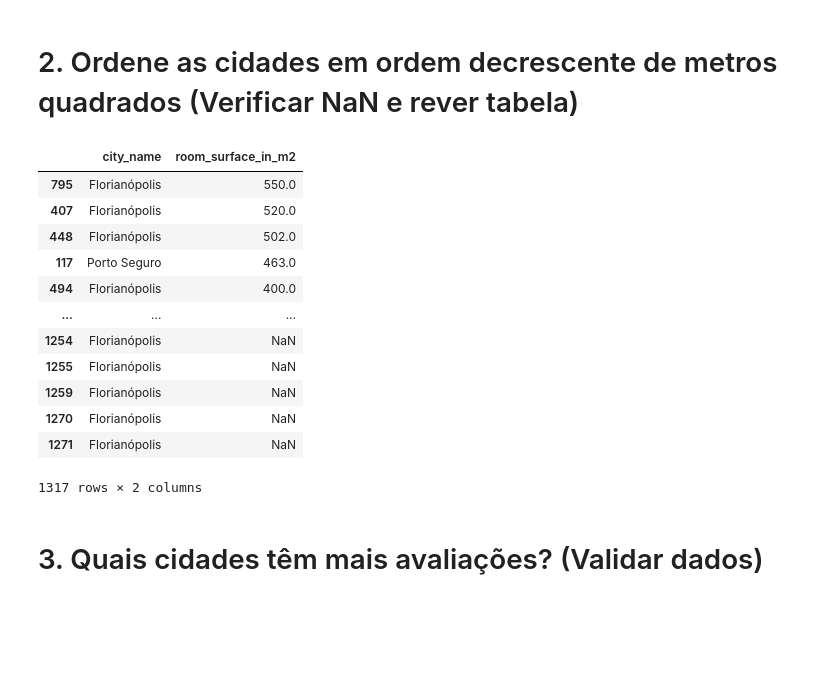
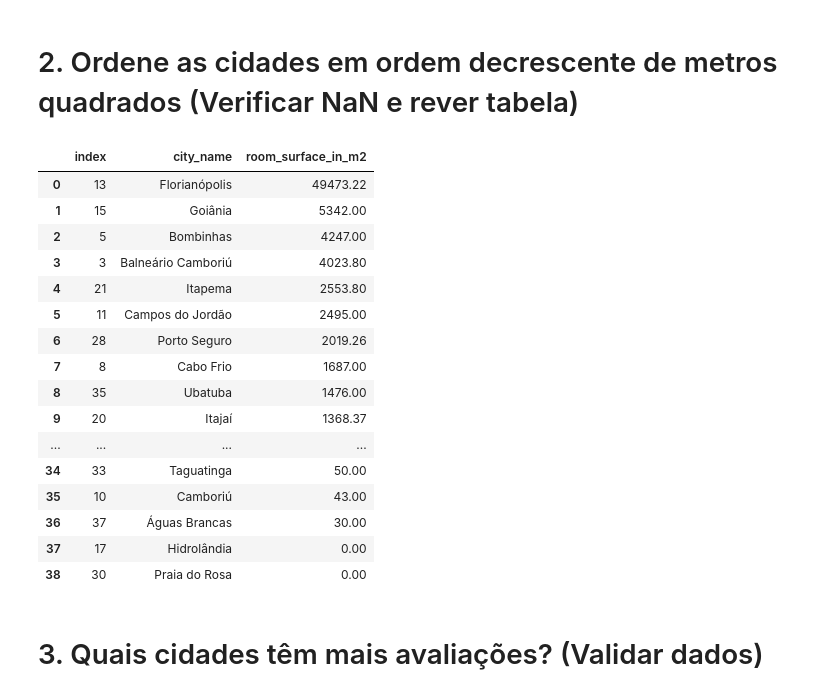
Before and after one commit to ArthurKruos/Project-Seazone, a Jupyter notebook: Project_Seazone.ipynb, the cells around one changed output. Drawn from its saved outputs; the diff is of its cells as text; code cells hidden in the pictures; blank space fills up the shorter version.

```diff
--- a/Project_Seazone.ipynb
+++ b/Project_Seazone.ipynb
@@ -75,22 +75,28 @@ list_cidade = list(qtd_cidade_plt.values())
 # %% [markdown]
 # 2. Ordene as cidades em ordem decrescente de metros quadrados (Verificar NaN e rever tabela)
 # %%
-Ordem_cidades_metrosQ = df_details[['city_name', 'room_surface_in_m2']]
-Ordem_cidades_metrosQ.sort_values(by = ['room_surface_in_m2'] , ascending = False)
+
+Ordem_cidades_metrosQ = df_details.groupby('city_name')['room_surface_in_m2'].sum().reset_index()
+Ordem_cidades_metrosQ.columns = ['city_name', 'room_surface_in_m2']
+Ordem_cidades_metrosQ.sort_values(by = 'room_surface_in_m2', ascending = False).reset_index()
 # %% [output]
-|  | city_name | room_surface_in_m2 |
-| 795 | Florianópolis | 550.0 |
-| 407 | Florianópolis | 520.0 |
-| 448 | Florianópolis | 502.0 |
-| 117 | Porto Seguro | 463.0 |
-| 494 | Florianópolis | 400.0 |
-| ... | ... | ... |
-| 1254 | Florianópolis | NaN |
-| 1255 | Florianópolis | NaN |
-| 1259 | Florianópolis | NaN |
-| 1270 | Florianópolis | NaN |
-| 1271 | Florianópolis | NaN |
+|  | index | city_name | room_surface_in_m2 |
+| 0 | 13 | Florianópolis | 49473.22 |
+| 1 | 15 | Goiânia | 5342.00 |
+| 2 | 5 | Bombinhas | 4247.00 |
+| 3 | 3 | Balneário Camboriú | 4023.80 |
+| 4 | 21 | Itapema | 2553.80 |
+| 5 | 11 | Campos do Jordão | 2495.00 |
+| 6 | 28 | Porto Seguro | 2019.26 |
+| 7 | 8 | Cabo Frio | 1687.00 |
+| 8 | 35 | Ubatuba | 1476.00 |
+| 9 | 20 | Itajaí | 1368.37 |
+| ... | ... | ... | ... |
+| 34 | 33 | Taguatinga | 50.00 |
+| 35 | 10 | Camboriú | 43.00 |
+| 36 | 37 | Águas Brancas | 30.00 |
+| 37 | 17 | Hidrolândia | 0.00 |
+| 38 | 30 | Praia do Rosa | 0.00 |
-1317 rows × 2 columns
 # %% [markdown]
 # 3. Quais cidades têm mais avaliações? (Validar dados)
 # %%
```
Also changed, not shown: parts of 20 cells of this notebook.
